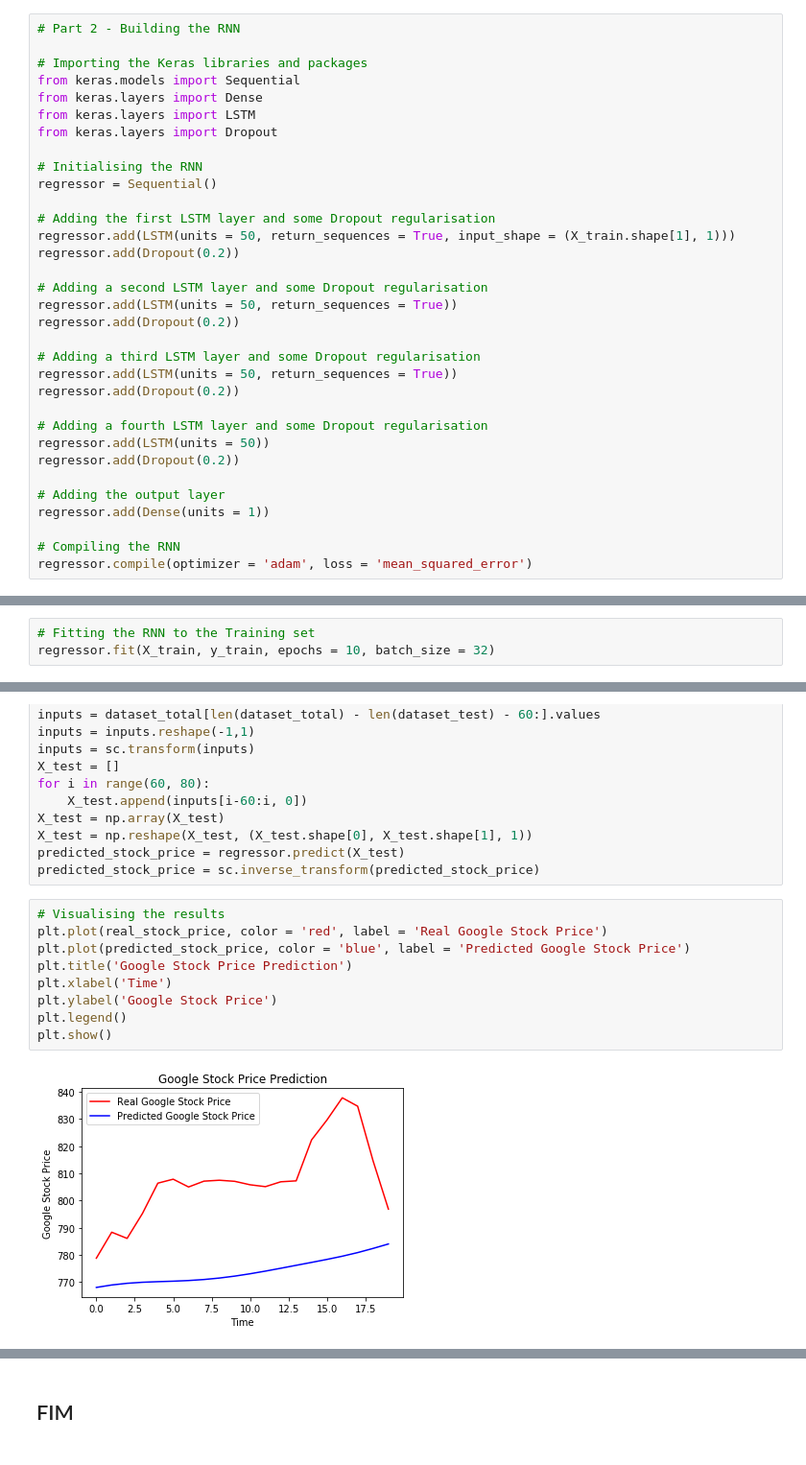
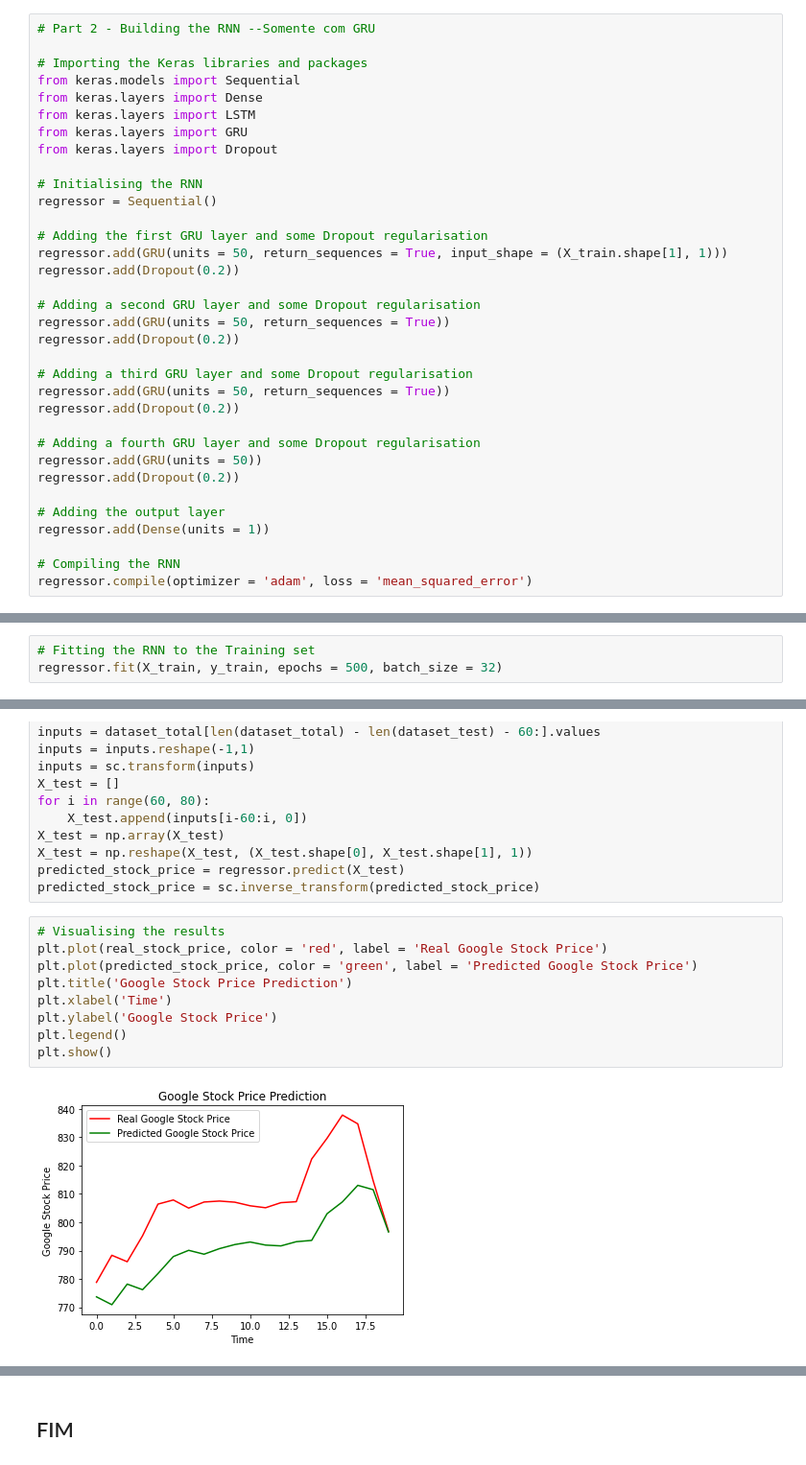
Before and after one commit to deeplearningunb/building-rnn, a Jupyter notebook: RecurrentNeuralNetworks.ipynb, the cells around one changed output, grey strips where cells are left out. Shown at 96% size. Drawn from its saved outputs; the diff is of its cells as text.

Commit message:
Mudança no arquivo recurrenteNeuralNetworks mudando todos LSTM para GRU e criação de um arquivo intercalando os LSTM com GRU para verificar a diferença

```diff
--- a/RecurrentNeuralNetworks.ipynb
+++ b/RecurrentNeuralNetworks.ipynb
@@ -49,31 +49,32 @@ array([[[0.08581368],
         [0.95725128],
         [0.93796041]]])
 # %%
-# Part 2 - Building the RNN
+# Part 2 - Building the RNN --Somente com GRU
 
 # Importing the Keras libraries and packages
 from keras.models import Sequential
 from keras.layers import Dense
 from keras.layers import LSTM
+from keras.layers import GRU
 from keras.layers import Dropout
 
 # Initialising the RNN
 regressor = Sequential()
 
-# Adding the first LSTM layer and some Dropout regularisation
-regressor.add(LSTM(units = 50, return_sequences = True, input_shape = (X_train.shape[1], 1)))
+# Adding the first GRU layer and some Dropout regularisation
+regressor.add(GRU(units = 50, return_sequences = True, input_shape = (X_train.shape[1], 1)))
 regressor.add(Dropout(0.2))
 
-# Adding a second LSTM layer and some Dropout regularisation
-regressor.add(LSTM(units = 50, return_sequences = True))
+# Adding a second GRU layer and some Dropout regularisation
+regressor.add(GRU(units = 50, return_sequences = True))
 regressor.add(Dropout(0.2))
 
-# Adding a third LSTM layer and some Dropout regularisation
-regressor.add(LSTM(units = 50, return_sequences = True))
+# Adding a third GRU layer and some Dropout regularisation
+regressor.add(GRU(units = 50, return_sequences = True))
 regressor.add(Dropout(0.2))
 
-# Adding a fourth LSTM layer and some Dropout regularisation
-regressor.add(LSTM(units = 50))
+# Adding a fourth GRU layer and some Dropout regularisation
+regressor.add(GRU(units = 50))
 regressor.add(Dropout(0.2))
 
 # Adding the output layer
@@ -92,4 +85,4 @@ Please use `rate` instead of `keep_prob`. Rate should be set to `rate = 1 - keep
 # %%
 # Fitting the RNN to the Training set
-regressor.fit(X_train, y_train, epochs = 10, batch_size = 32)
+regressor.fit(X_train, y_train, epochs = 500, batch_size = 32)
 # %% [output]
@@ -133,11 +126,11 @@ predicted_stock_price = sc.inverse_transform(predicted_stock_price)
 # %%
 # Visualising the results
 plt.plot(real_stock_price, color = 'red', label = 'Real Google Stock Price')
-plt.plot(predicted_stock_price, color = 'blue', label = 'Predicted Google Stock Price')
+plt.plot(predicted_stock_price, color = 'green', label = 'Predicted Google Stock Price')
 plt.title('Google Stock Price Prediction')
 plt.xlabel('Time')
 plt.ylabel('Google Stock Price')
 plt.legend()
 plt.show()
 # %% [output]
-[figure, old version]
+[figure, new version]
```
Also changed, not shown: parts of 3 cells of this notebook, 4 other files.
